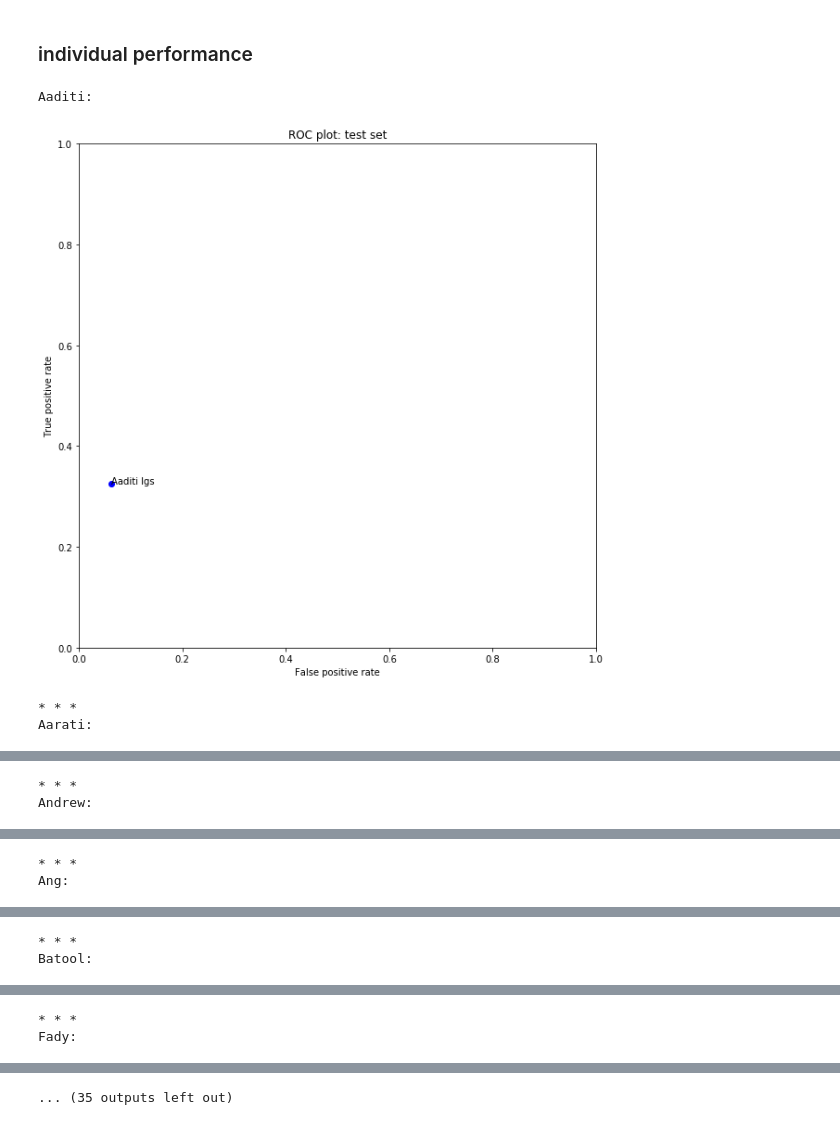
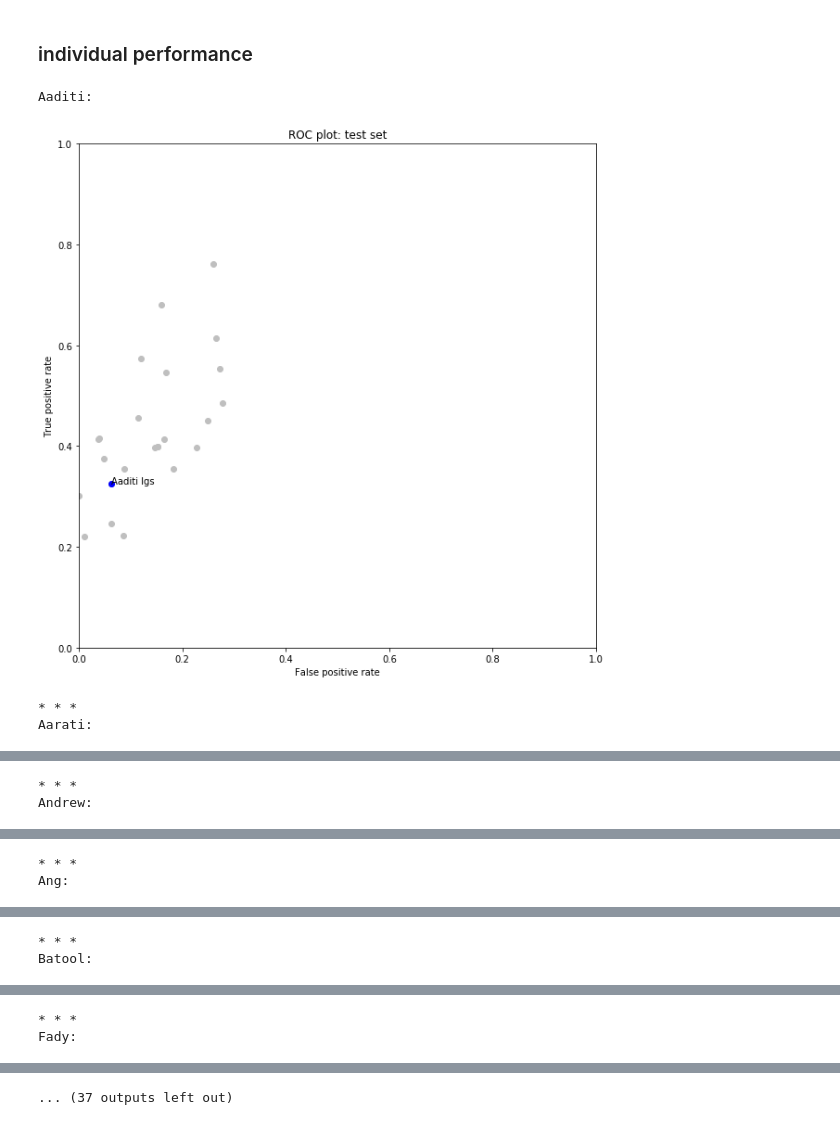
Before and after one commit to yiranni/ml, a Jupyter notebook: performance/ML_1_final.ipynb, the cells around one changed output, grey strips where cells are left out. Drawn from its saved outputs; the diff is of its cells as text; code cells hidden in the pictures.

```diff
--- a/performance/ML_1_final.ipynb
+++ b/performance/ML_1_final.ipynb
@@ -22,7 +22,8 @@ grades = [
     {'Pos': 8427, 'Neg': 105027, 'TP': 3165, 'TN': 99937, 'FP': 5090, 'FN': 5262, 'Accuracy': 0.9087559715831968, 'Precision': 0.38340399757722593, 'Recall': 0.37557849768600926, 'desc': 'dtc Juan'},
     {'Pos': 8427, 'Neg': 105027, 'TP': 2983, 'TN': 85795, 'FP': 19232, 'FN': 5444, 'Accuracy': 0.7825021594655103, 'Precision': 0.13427864055818142, 'Recall': 0.3539812507416637, 'desc': 'nbs Karen'},
     {'Pos': 8427, 'Neg': 105027, 'TP': 3485, 'TN': 87776, 'FP': 17251, 'FN': 4942, 'Accuracy': 0.8043876813510321, 'Precision': 0.16806520061728394, 'Recall': 0.41355167912661683, 'desc': 'nbs Nicole'},
-    {'Pos': 8427, 'Neg': 105027, 'TP': 4660, 'TN': 76480, 'FP': 28547, 'FN': 3767, 'Accuracy': 0.7151797204153225, 'Precision': 0.14033185774083778, 'Recall': 0.5529844547288477, 'desc': 'nbs Alya'}
+    {'Pos': 8427, 'Neg': 105027, 'TP': 4660, 'TN': 76480, 'FP': 28547, 'FN': 3767, 'Accuracy': 0.7151797204153225, 'Precision': 0.14033185774083778, 'Recall': 0.5529844547288477, 'desc': 'nbs Alya'},
+    {'Pos': 8427, 'Neg': 105027, 'TP': 1862, 'TN': 103841, 'FP': 1186, 'FN': 6565, 'Accuracy': 0.9316815625716149, 'Precision': 0.6108923884514436, 'Recall': 0.2209564495075353, 'desc': 'dtc Zui'}
 ]
 
 len(grades)
@@ -51,7 +52,7 @@ for grade in grades:
 # %%
 import matplotlib.pyplot as plt
 %matplotlib inline
-plt.rcParams['figure.figsize'] = (30, 30)
+plt.rcParams['figure.figsize'] = (25, 25)
 # %%
 for fit in grades:
     plt.plot(fit['FP'] / fit['Neg'],
@@ -72,18 +73,21 @@ plt.rcParams['figure.figsize'] = (10, 10)
 # %%
 for fit in grades:
     print(fit['name'] + ':')
+    for fitt in grades:
+        plt.plot(fitt['FP'] / fitt['Neg'],
+             fitt['TP'] / fitt['Pos'], 'o', color='0.75')
     plt.plot(fit['FP'] / fit['Neg'],
              fit['TP'] / fit['Pos'], fit['color'])
     plt.text(fit['FP'] / fit['Neg'],
              fit['TP'] / fit['Pos'], fit['name'] + ' ' + fit['model'])
     plt.axis([0, 1, 0, 1])
     plt.title('ROC plot: test set')
     plt.xlabel('False positive rate')
     plt.ylabel('True positive rate')
     plt.show()
     print('* * *')
 # %% [output]
 Aaditi:
-[figure, old version]
+[figure, new version]
 * * *
 Aarati:
@@ -103 +107 @@ Fady:
-... (35 outputs left out)
+... (37 outputs left out)
```
Also changed, not shown: parts of 3 cells of this notebook, 1 other file.
